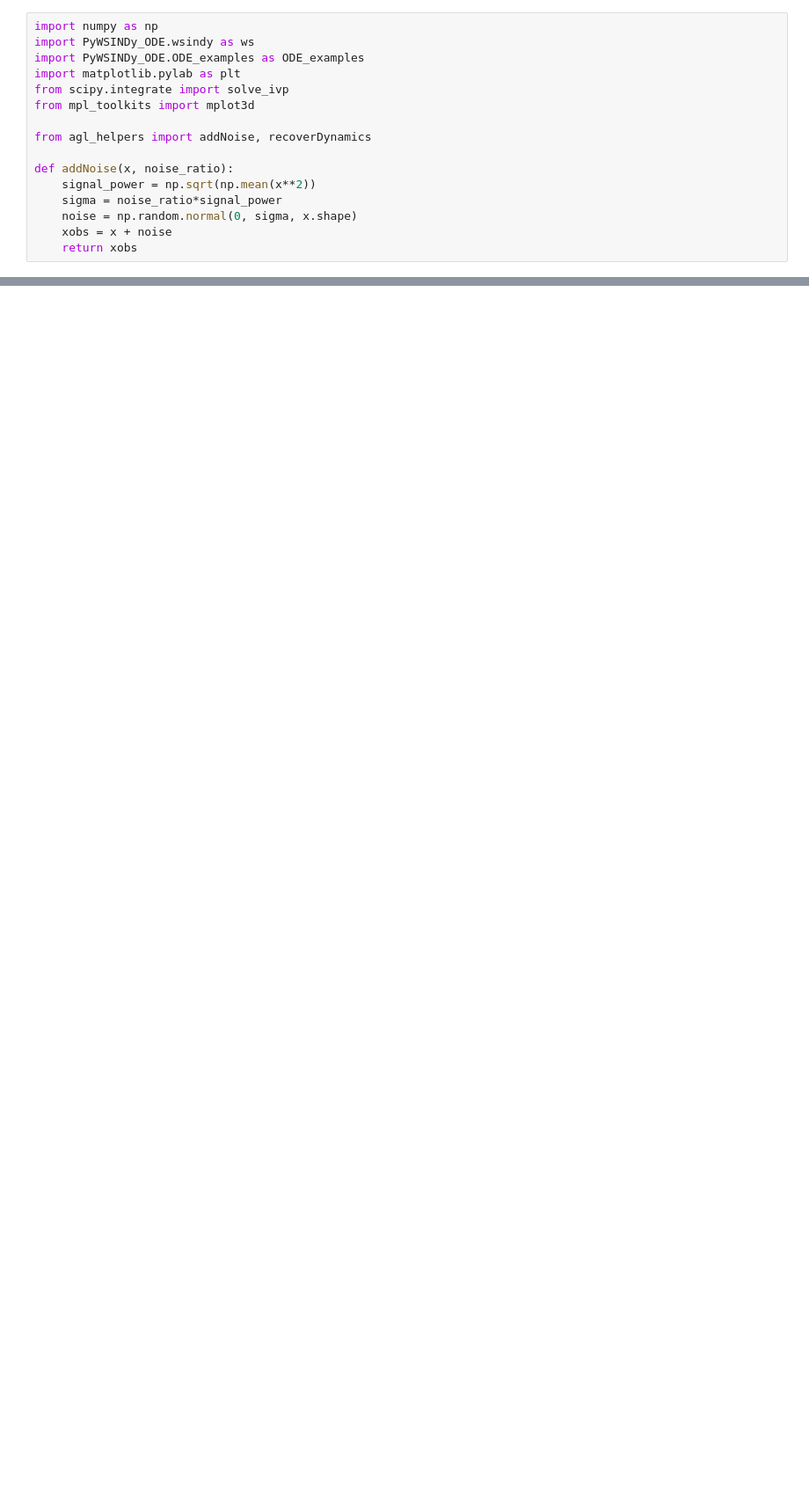
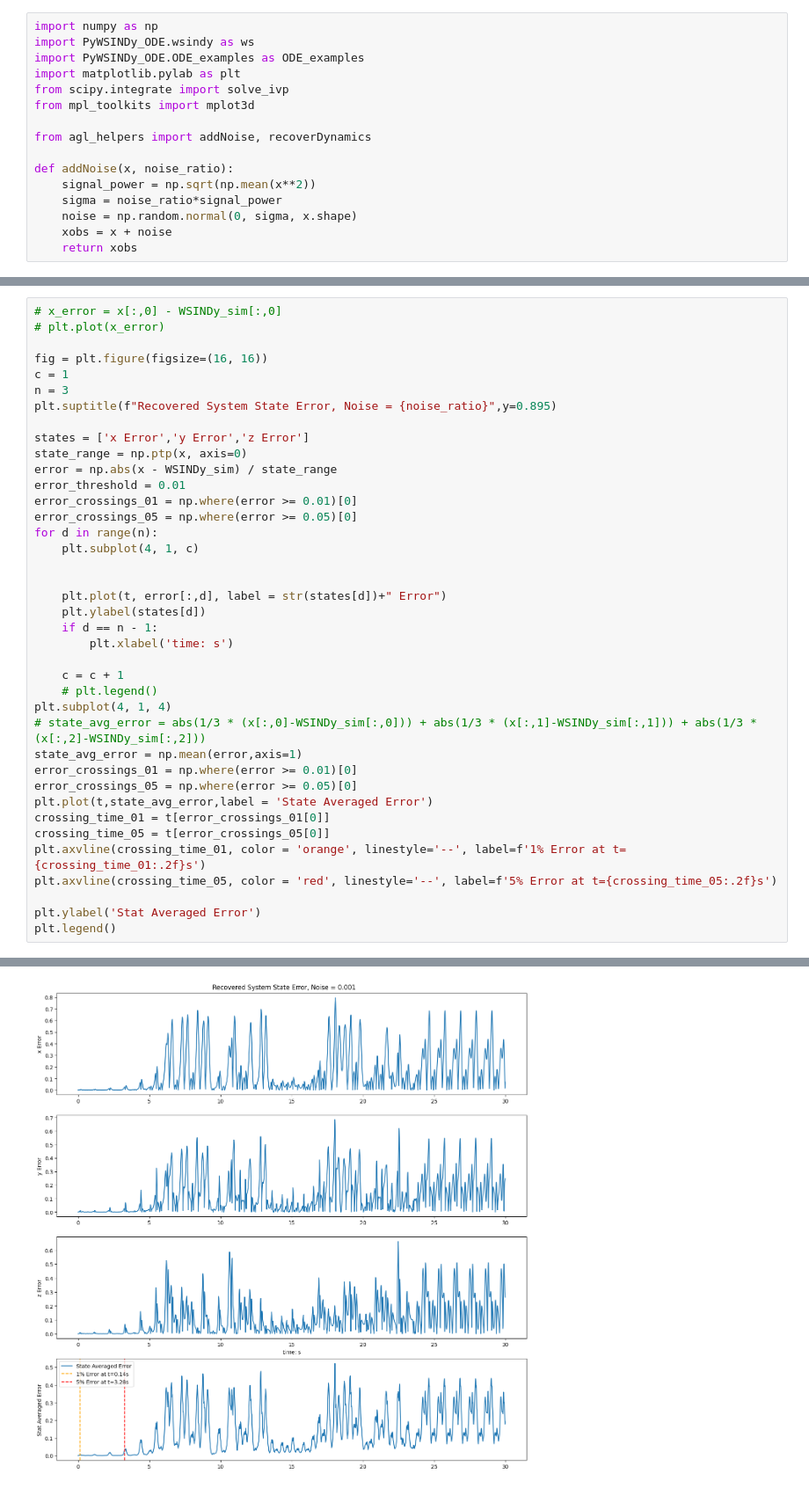
Before and after one commit to Agliske/M638_WSINDy_Project, a Jupyter notebook: WSINDy_lorenz.ipynb, the cells around one changed output, grey strips where cells are left out. Shown at 88% size. Saved outputs shown, nothing was run; the diff lists cells and outputs as text; blank space fills up the shorter version.

```diff
--- a/WSINDy_lorenz.ipynb
+++ b/WSINDy_lorenz.ipynb
@@ -119,0 +118,40 @@ plt.show()
+# %%
+# x_error = x[:,0] - WSINDy_sim[:,0]
+# plt.plot(x_error)
+
+fig = plt.figure(figsize=(16, 16))
+c = 1
+n = 3
+plt.suptitle(f"Recovered System State Error, Noise = {noise_ratio}",y=0.895)
+
+states = ['x Error','y Error','z Error']
+state_range = np.ptp(x, axis=0)
+error = np.abs(x - WSINDy_sim) / state_range
+error_threshold = 0.01
+error_crossings_01 = np.where(error >= 0.01)[0]
+error_crossings_05 = np.where(error >= 0.05)[0]
+for d in range(n):
+    plt.subplot(4, 1, c)
+
+
+    plt.plot(t, error[:,d], label = str(states[d])+" Error")
+    plt.ylabel(states[d])
+    if d == n - 1:
+        plt.xlabel('time: s')
+
+    c = c + 1
+    # plt.legend()
+plt.subplot(4, 1, 4)
+# state_avg_error = abs(1/3 * (x[:,0]-WSINDy_sim[:,0])) + abs(1/3 * (x[:,1]-WSINDy_sim[:,1])) + abs(1/3 * (x[:,2]-WSINDy_sim[:,2]))
+state_avg_error = np.mean(error,axis=1)
+error_crossings_01 = np.where(error >= 0.01)[0]
+error_crossings_05 = np.where(error >= 0.05)[0]
+plt.plot(t,state_avg_error,label = 'State Averaged Error')
+crossing_time_01 = t[error_crossings_01[0]]
+crossing_time_05 = t[error_crossings_05[0]]
+plt.axvline(crossing_time_01, color = 'orange', linestyle='--', label=f'1% Error at t={crossing_time_01:.2f}s')
+plt.axvline(crossing_time_05, color = 'red', linestyle='--', label=f'5% Error at t={crossing_time_05:.2f}s')
+
+plt.ylabel('Stat Averaged Error')
+plt.legend()
+# %% [output]
@@ -119,0 +159 @@ plt.show()
+[figure, added]
```
Also changed, not shown: parts of 6 cells of this notebook, 3 other files.
